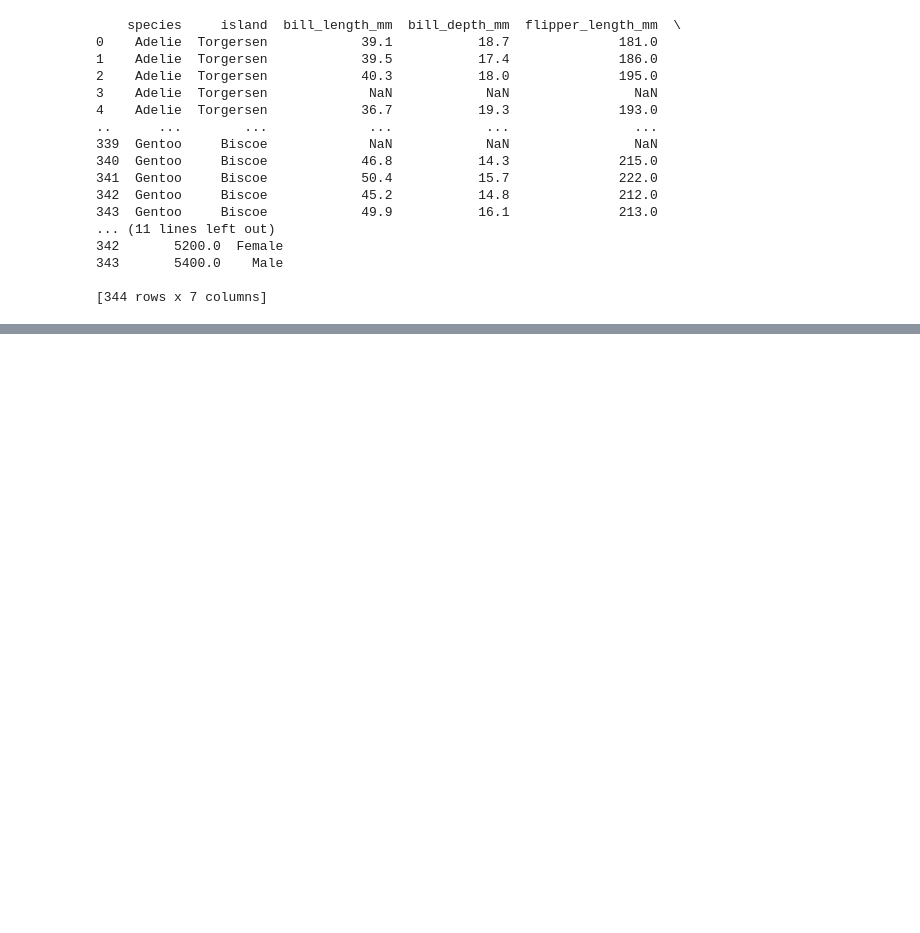
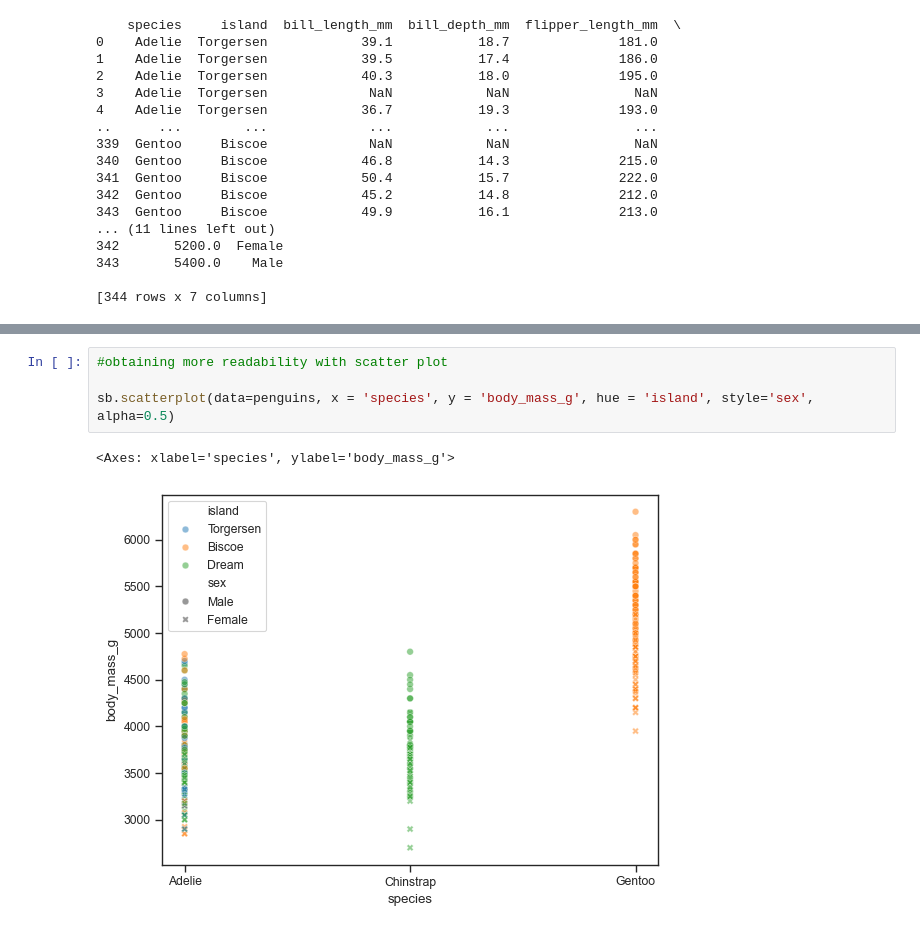
Before and after one commit to sidraanl-08/completedatascience, a Jupyter notebook: seaborn/seaborn.ipynb, the cells around one changed output, grey strips where cells are left out. Cells and saved outputs as stored; diff of their text form; blank space fills up the shorter version.

```diff
--- a/seaborn/seaborn.ipynb
+++ b/seaborn/seaborn.ipynb
@@ -57,0 +104,7 @@ sb.scatterplot(data = penguins, x = 'flipper_length_mm' , y = 'body_mass_g')
+# %%
+#obtaining more readability with scatter plot
+
+sb.scatterplot(data=penguins, x = 'species', y = 'body_mass_g', hue = 'island', style='sex', alpha=0.5)
+# %% [output]
+<Axes: xlabel='species', ylabel='body_mass_g'>
+[figure, added]
```
Also changed, not shown: parts of 20 cells of this notebook.
